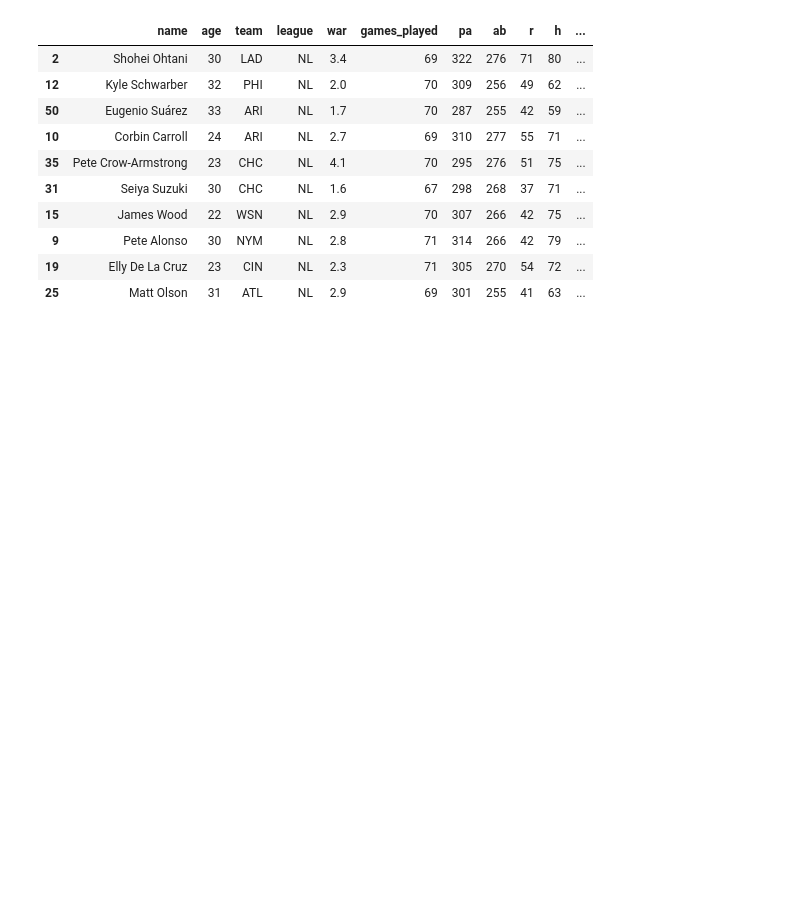
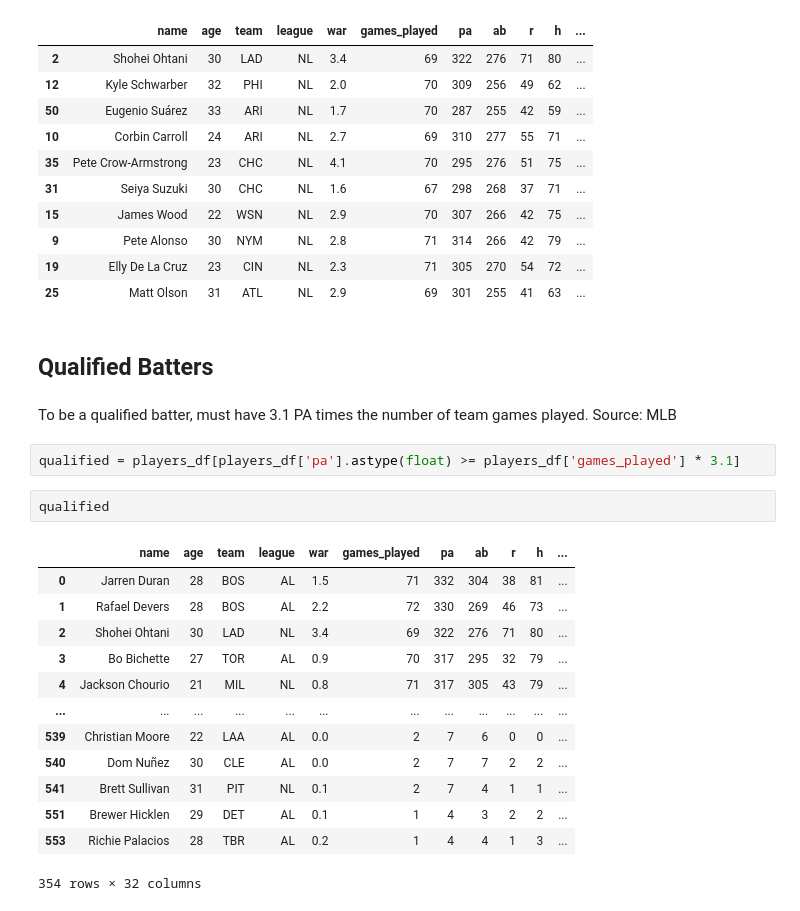
Before and after one commit to maxwong3/baseball-stats, a Jupyter notebook: baseball.ipynb, the cells around one changed output. Saved outputs shown, nothing was run; the diff lists cells and outputs as text; blank space fills up the shorter version.

Commit message:
Start data cleaning section, add team batting stats

```diff
--- a/baseball.ipynb
+++ b/baseball.ipynb
@@ -205,3 +211,25 @@ top_hr_nl.head(10)
 | 9 | Pete Alonso | 30 | NYM | NL | 2.8 | 71 | 314 | 266 | 42 | 79 | ... |
 | 19 | Elly De La Cruz | 23 | CIN | NL | 2.3 | 71 | 305 | 270 | 54 | 72 | ... |
 | 25 | Matt Olson | 31 | ATL | NL | 2.9 | 69 | 301 | 255 | 41 | 63 | ... |
+# %% [markdown]
+## Qualified Batters
+# %% [markdown]
+To be a qualified batter, must have 3.1 PA times the number of team games played. Source: MLB
+# %%
+qualified = players_df[players_df['pa'].astype(float) >= players_df['games_played'] * 3.1]
+# %%
+qualified
+# %% [output]
+|  | name | age | team | league | war | games_played | pa | ab | r | h | ... |
+| 0 | Jarren Duran | 28 | BOS | AL | 1.5 | 71 | 332 | 304 | 38 | 81 | ... |
+| 1 | Rafael Devers | 28 | BOS | AL | 2.2 | 72 | 330 | 269 | 46 | 73 | ... |
+| 2 | Shohei Ohtani | 30 | LAD | NL | 3.4 | 69 | 322 | 276 | 71 | 80 | ... |
+| 3 | Bo Bichette | 27 | TOR | AL | 0.9 | 70 | 317 | 295 | 32 | 79 | ... |
+| 4 | Jackson Chourio | 21 | MIL | NL | 0.8 | 71 | 317 | 305 | 43 | 79 | ... |
+| ... | ... | ... | ... | ... | ... | ... | ... | ... | ... | ... | ... |
+| 539 | Christian Moore | 22 | LAA | AL | 0.0 | 2 | 7 | 6 | 0 | 0 | ... |
+| 540 | Dom Nuñez | 30 | CLE | AL | 0.0 | 2 | 7 | 7 | 2 | 2 | ... |
+| 541 | Brett Sullivan | 31 | PIT | NL | 0.1 | 2 | 7 | 4 | 1 | 1 | ... |
+| 551 | Brewer Hicklen | 29 | DET | AL | 0.1 | 1 | 4 | 3 | 2 | 2 | ... |
+| 553 | Richie Palacios | 28 | TBR | AL | 0.2 | 1 | 4 | 4 | 1 | 3 | ... |
+354 rows × 32 columns
```
Also changed, not shown: parts of 2 cells of this notebook.
